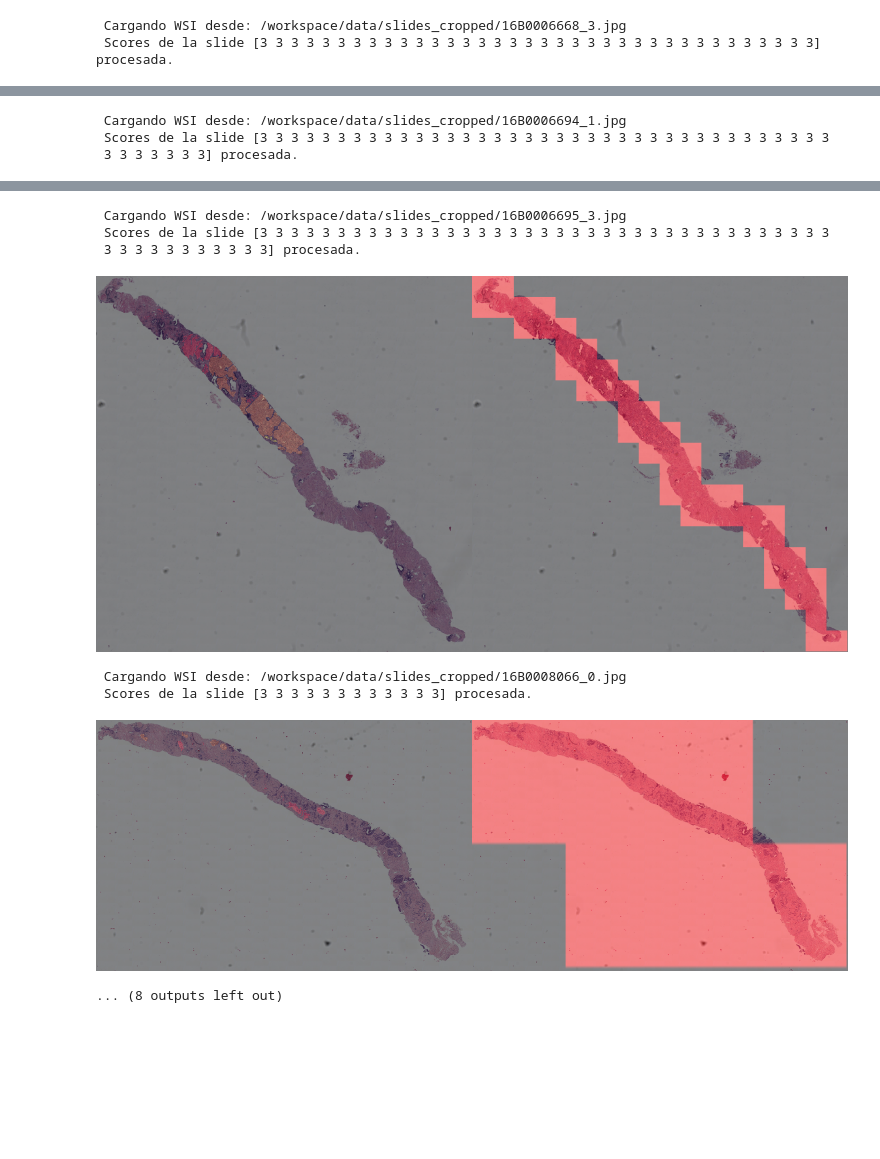
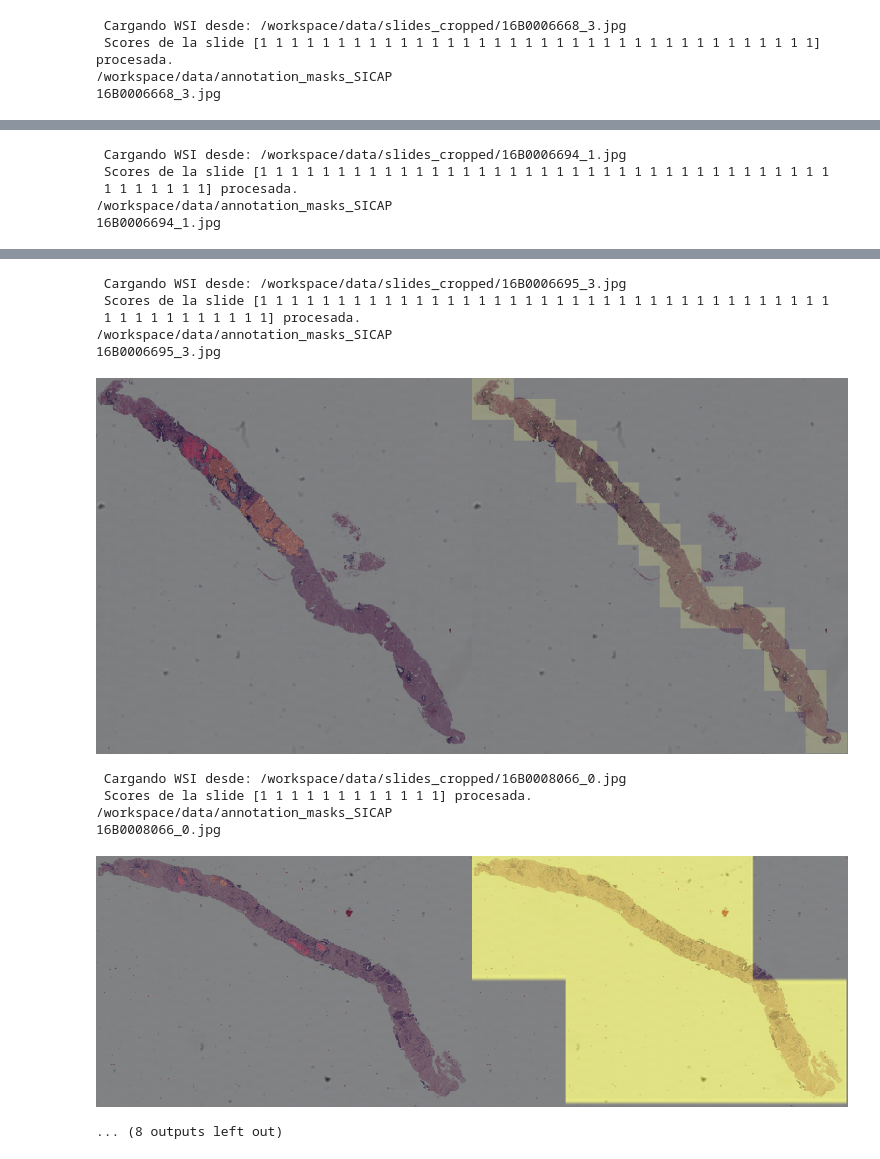
Before and after one commit to Nataliah612/Prost_Graph, a Jupyter notebook: notebooks/heatmaps.ipynb, the cells around one changed output, grey strips where cells are left out. Cells and saved outputs as stored; diff of their text form; code cells hidden in the pictures; blank space fills up the shorter version.

Commit message:
just keep pretrain

```diff
--- a/notebooks/heatmaps.ipynb
+++ b/notebooks/heatmaps.ipynb
@@ -42,7 +42,7 @@ def build_heatmap(coords, scores, weights, patch_size=512, scale_factor=16, save
 
         # Normalizar peso si viene fuera de 0–1
         # w_norm = (w - weights.min()) / (weights.max() - weights.min())
-        w_norm = float(w)
+        w_norm = float(w)*10
 
         # Escalar color por intensidad
         color = (base_color * w_norm).clip(0, 255).astype(np.uint8)
@@ -71,20 +71,19 @@ sys.path.append(os.path.dirname(current_dir))
 
 from utils.data_load import WSI_Dataset, create_file_label_df, collate_fn
 from utils.train_utils import run_epoch
-from utils.heatmap_utils import build_heatmap, overlay_heatmap_on_image, draw_gt_patches
+from utils.heatmap_utils import  overlay_heatmap_on_image, draw_gt_patches
 
 from models.keep_model import get_keep_ia3_model
 from models.CNN import CNNEmbedder
 
 # DEFINE PATHS
-ckpt_path = "/workspace/results/try_keep_graph_lr_1e-05_bz_32_epochs_100_weightdecay0.01_small_dataset/best_model"
-result_path = "/workspace/data/patch_coord_2.xlsx"
+ckpt_path = "/workspace/results/try_keep_graph_lr_1e-05_bz_32_epochs_100_weightdecay0.01_small_dataset"
 folder_original_imgs = '/workspace/data/slides_cropped'
 num_img_show = 10
 
 sicap_images_folder_path='/workspace/data/features_SICAP/patches'
 sicap_labels_df_path= '/workspace/data/wsi_labels_changed_SICAP.xlsx'
-
+mask_folder= "/workspace/data/annotation_masks_SICAP"
 # GENERAL CONFIGURATION
 print(" *Starting General Configuration ...")
 CUDA_LAUNCH_BLOCKING=1
@@ -110,7 +109,7 @@ loss = nn.BCELoss()
 
 # LOADING DATA
 df_test = create_file_label_df(sicap_images_folder_path, sicap_labels_df_path, NAME = 'SICAP')
-#df_test = df_test.head(50)
+df_test = df_test.head(50)
 label_mapping = {0: 0, 1: 0, 2: 0, 3: 1, 4: 2, 5: 3}
 df_test['gleason_primary_mapped'] = df_test['gleason_primary'].map(label_mapping)
 df_test['gleason_secondary_mapped'] = df_test['gleason_secondary'].map(label_mapping)
@@ -130,7 +129,7 @@ print(f"AUPRC (Macro): {inference_metrics['multilabel']['auprc_macro']} \n")
 print(f"AUPRC (Weighted): {inference_metrics['multilabel']['auprc_weighted']} \n")
 
 # COMAPRISON OF RESULTS
-df_patch_class =  pd.read_excel(result_path)
+
 test_outputs = test_outputs.head(num_img_show)
 
 for index, row in test_outputs.iterrows():
@@ -138,7 +137,7 @@ for index, row in test_outputs.iterrows():
 
     heatmap = build_heatmap(    coords = row['coords'],
                                 scores = row['scores'],
-                                #weights = row['weights'],
+                                weights = row['weights'],
                                 patch_size=512,
                                 scale_factor=16,
                                 save_path=None)
@@ -158,7 +157,7 @@ for index, row in test_outputs.iterrows():
     overlay = overlay_heatmap_on_image(orig, heatmap)
 
     # Dibujar parches GT en la imagen real (lado izquierdo)
-    orig_with_gt = draw_gt_patches(orig.copy(), df_patch_class, file_name)
+    orig_with_gt = draw_gt_patches(orig.copy(), file_name, mask_folder)
 
     # Crear imagen lado a lado
     w2, h2 = orig_with_gt.size
@@ -191,2 +194,4 @@ AUPRC (Weighted): 0.45605787242078666
  Cargando WSI desde: /workspace/data/slides_cropped/16B0006668_3.jpg
- Scores de la slide [3 3 3 3 3 3 3 3 3 3 3 3 3 3 3 3 3 3 3 3 3 3 3 3 3 3 3 3 3 3 3 3 3 3 3 3] procesada.
+ Scores de la slide [1 1 1 1 1 1 1 1 1 1 1 1 1 1 1 1 1 1 1 1 1 1 1 1 1 1 1 1 1 1 1 1 1 1 1 1] procesada.
+/workspace/data/annotation_masks_SICAP
+16B0006668_3.jpg
@@ -194,3 +199,5 @@ AUPRC (Weighted): 0.45605787242078666
  Cargando WSI desde: /workspace/data/slides_cropped/16B0006694_1.jpg
- Scores de la slide [3 3 3 3 3 3 3 3 3 3 3 3 3 3 3 3 3 3 3 3 3 3 3 3 3 3 3 3 3 3 3 3 3 3 3 3 3
- 3 3 3 3 3 3 3] procesada.
+ Scores de la slide [1 1 1 1 1 1 1 1 1 1 1 1 1 1 1 1 1 1 1 1 1 1 1 1 1 1 1 1 1 1 1 1 1 1 1 1 1
+ 1 1 1 1 1 1 1] procesada.
+/workspace/data/annotation_masks_SICAP
+16B0006694_1.jpg
@@ -198,8 +205,12 @@ AUPRC (Weighted): 0.45605787242078666
  Cargando WSI desde: /workspace/data/slides_cropped/16B0006695_3.jpg
- Scores de la slide [3 3 3 3 3 3 3 3 3 3 3 3 3 3 3 3 3 3 3 3 3 3 3 3 3 3 3 3 3 3 3 3 3 3 3 3 3
- 3 3 3 3 3 3 3 3 3 3 3] procesada.
+ Scores de la slide [1 1 1 1 1 1 1 1 1 1 1 1 1 1 1 1 1 1 1 1 1 1 1 1 1 1 1 1 1 1 1 1 1 1 1 1 1
+ 1 1 1 1 1 1 1 1 1 1 1] procesada.
+/workspace/data/annotation_masks_SICAP
+16B0006695_3.jpg
-[figure, old version]
+[figure, new version]
  Cargando WSI desde: /workspace/data/slides_cropped/16B0008066_0.jpg
- Scores de la slide [3 3 3 3 3 3 3 3 3 3 3 3] procesada.
+ Scores de la slide [1 1 1 1 1 1 1 1 1 1 1 1] procesada.
+/workspace/data/annotation_masks_SICAP
+16B0008066_0.jpg
-[figure, old version]
+[figure, new version]
 ... (8 outputs left out)
```
Also changed, not shown: parts of 1 cell of this notebook, 4 other files.
